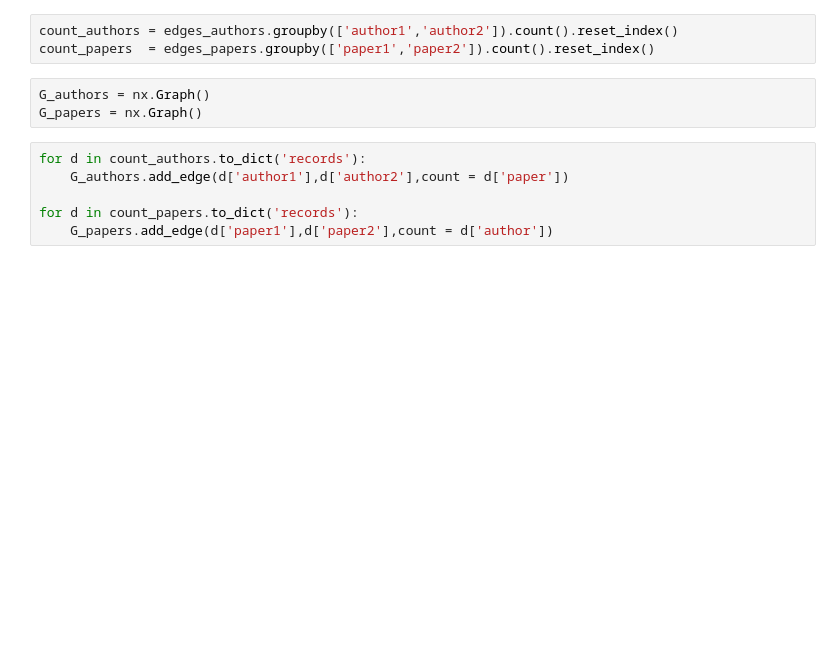
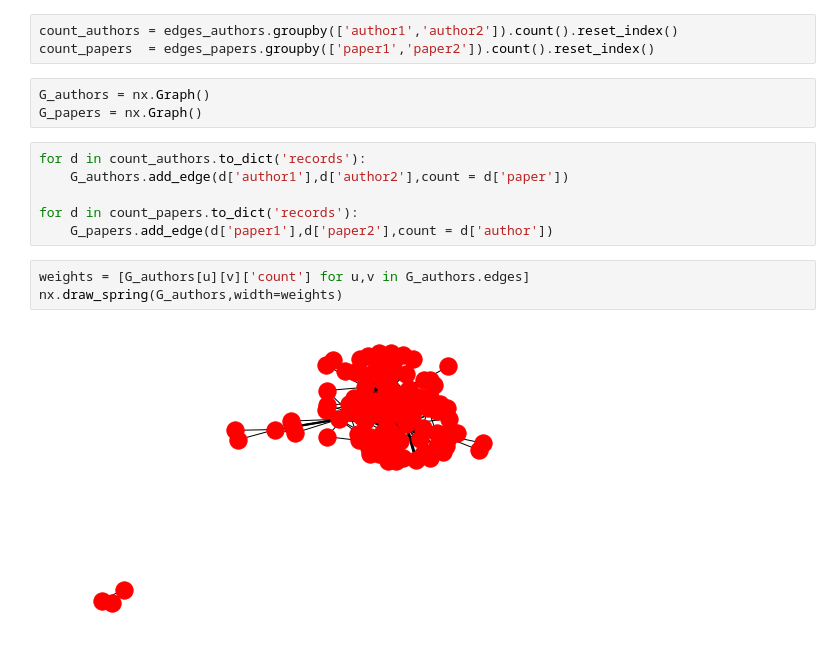
Before and after one commit to davibarreira/FDS-Homeworks, a Jupyter notebook: SandBox_Flask_SQL.ipynb, the cells around one changed output. Drawn from its saved outputs; the diff is of its cells as text; blank space fills up the shorter version.

```diff
--- a/SandBox_Flask_SQL.ipynb
+++ b/SandBox_Flask_SQL.ipynb
@@ -138,4 +145,9 @@ for d in count_authors.to_dict('records'):
 
 for d in count_papers.to_dict('records'):
     G_papers.add_edge(d['paper1'],d['paper2'],count = d['author'])
+# %%
+weights = [G_authors[u][v]['count'] for u,v in G_authors.edges]
+nx.draw_spring(G_authors,width=weights)
+# %% [output]
+[figure, added]
 # %%
```
Also changed, not shown: parts of 5 cells of this notebook.
